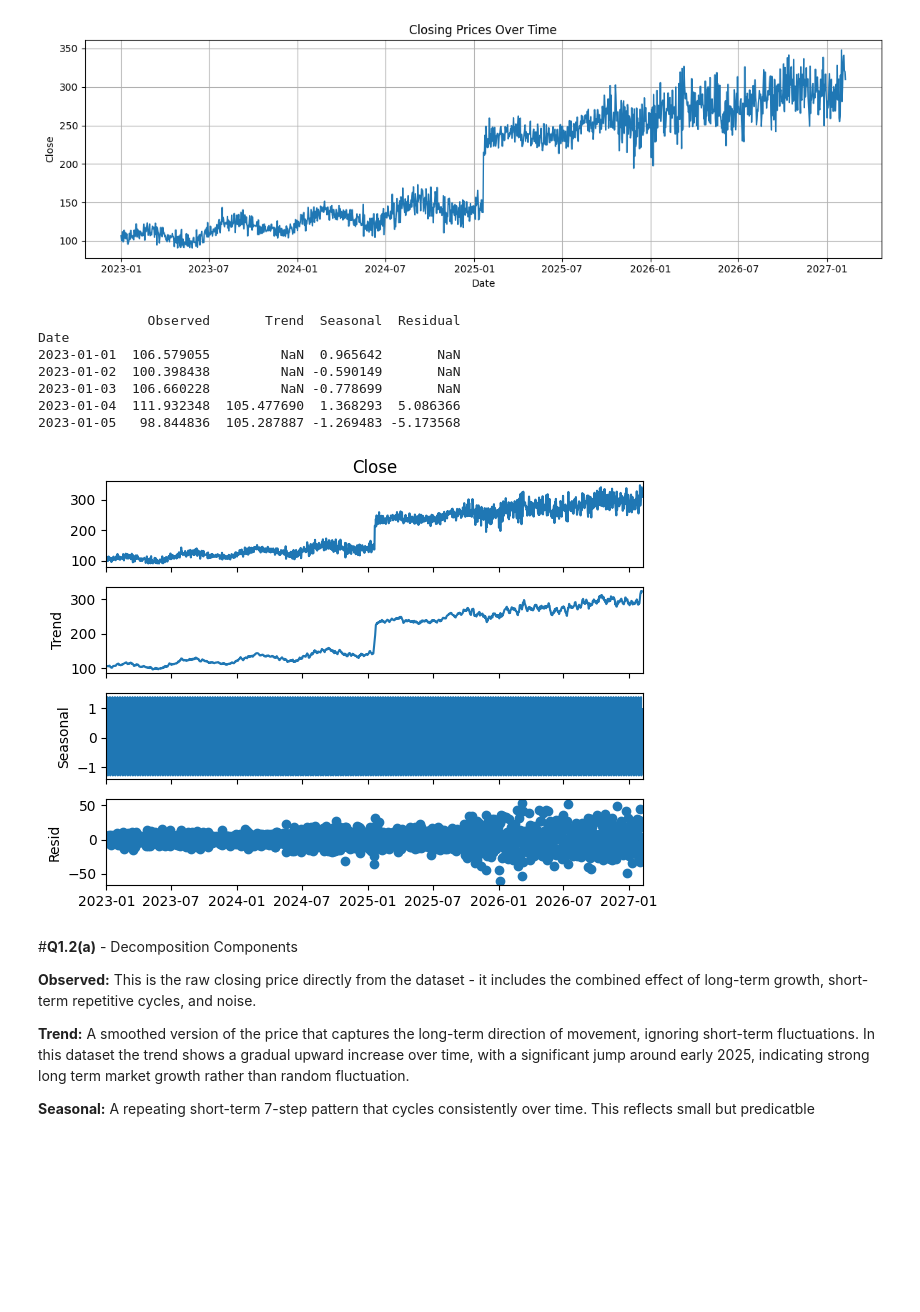
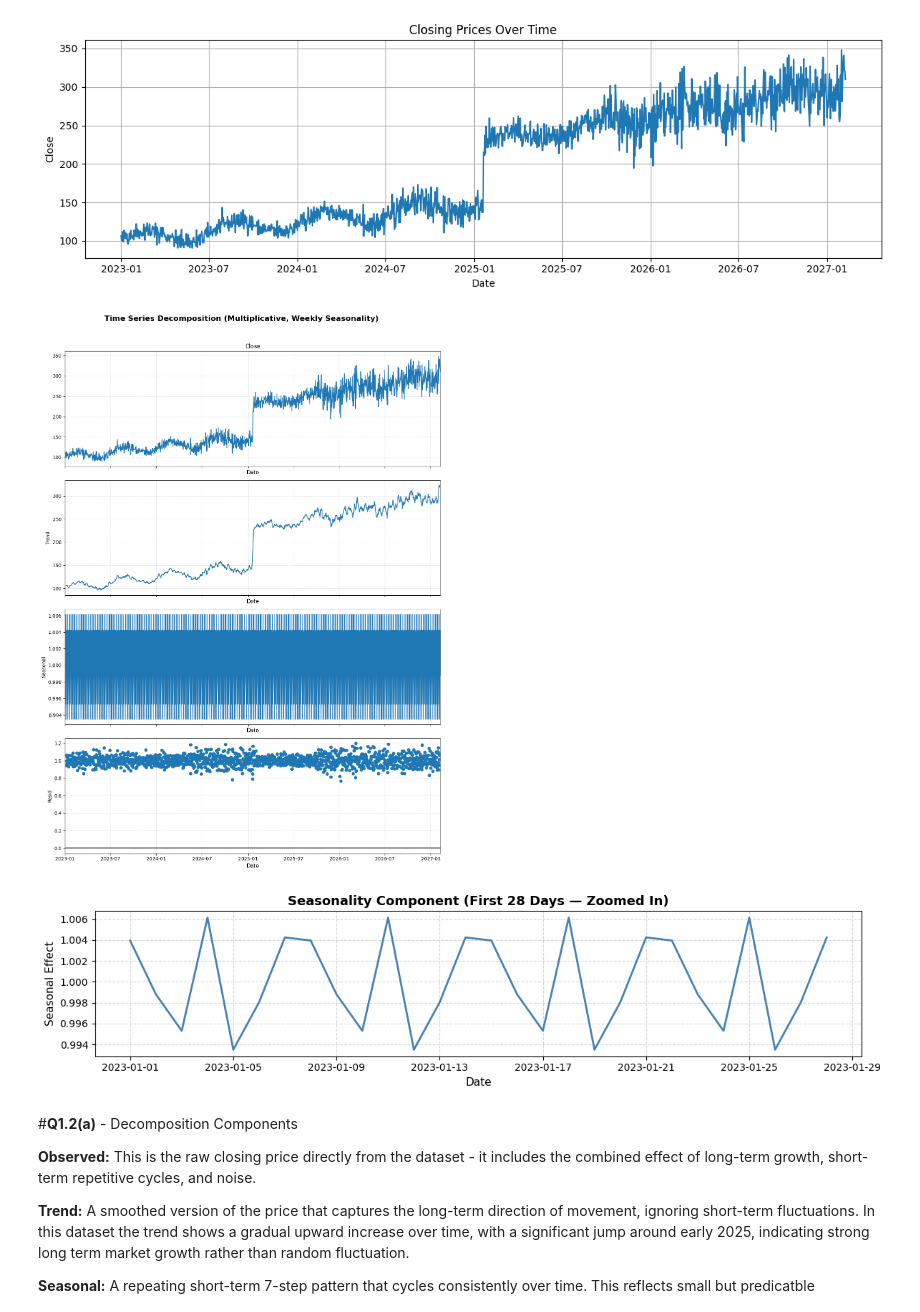
Before and after one commit to Benjamin-2003/AISE_4010_Assignments, a Jupyter notebook: AISE4010_Asn2.ipynb, the cells around one changed output. Saved outputs shown, nothing was run; the diff lists cells and outputs as text; code cells hidden in the pictures; blank space fills up the shorter version.

```diff
--- a/AISE4010_Asn2.ipynb
+++ b/AISE4010_Asn2.ipynb
@@ -88,35 +88,45 @@ Date
 2023-01-05   98.844836
 [figure]
 # %%
+import matplotlib.pyplot as plt
 from statsmodels.tsa.seasonal import seasonal_decompose
 
-period = 7  # one weekly cycle
-result = seasonal_decompose(ts['Close'], model='additive', period=period)
+# Decompose with a 7-day (weekly) cycle
+result = seasonal_decompose(ts['Close'], model='multiplicative', period=7)
 
-# Combine results into one DataFrame
-decomp = pd.DataFrame({
-    'Observed': result.observed,
-    'Trend': result.trend,
-    'Seasonal': result.seasonal,
-    'Residual': result.resid
-})
+# --- Main decomposition plot ---
+fig = result.plot()
+fig.set_size_inches(12, 16)
+fig.suptitle("Time Series Decomposition (Multiplicative, Weekly Seasonality)",
+             fontsize=16)
 
-# Quick look
-print(decomp.head())
+# Adjust label and tick font sizes
+for ax in fig.axes:
+    ax.tick_params(labelsize=10)
+    ax.set_xlabel("Date", fontsize=11)
+    ax.grid(True, linestyle='--', alpha=0.4)
 
-# Plot automatically
-result.plot()
 plt.tight_layout()
 plt.show()
+
+
+# --- Zoomed-in Seasonality Plot (≈ 1 Month) ---
+sample_length = 28  # ~4 weeks
+
+plt.figure(figsize=(12, 3))
+plt.plot(result.seasonal.index[:sample_length],
+         result.seasonal.values[:sample_length],
+         color='steelblue', linewidth=2)
+plt.title(f"Seasonality Component (First {sample_length} Days — Zoomed In)",
+          fontsize=13, fontweight='bold')
+plt.xlabel("Date", fontsize=11)
+plt.ylabel("Seasonal Effect", fontsize=11)
+plt.grid(True, linestyle='--', alpha=0.5)
+plt.tight_layout()
+plt.show()
 # %% [output]
-              Observed       Trend  Seasonal  Residual
-Date
-2023-01-01  106.579055         NaN  0.965642       NaN
-2023-01-02  100.398438         NaN -0.590149       NaN
-2023-01-03  106.660228         NaN -0.778699       NaN
-2023-01-04  111.932348  105.477690  1.368293  5.086366
-2023-01-05   98.844836  105.287887 -1.269483 -5.173568
-[figure, old version]
+[figure, new version]
+[figure, added]
 # %% [markdown]
 #**Q1.2(a)** - Decomposition Components
 
```
